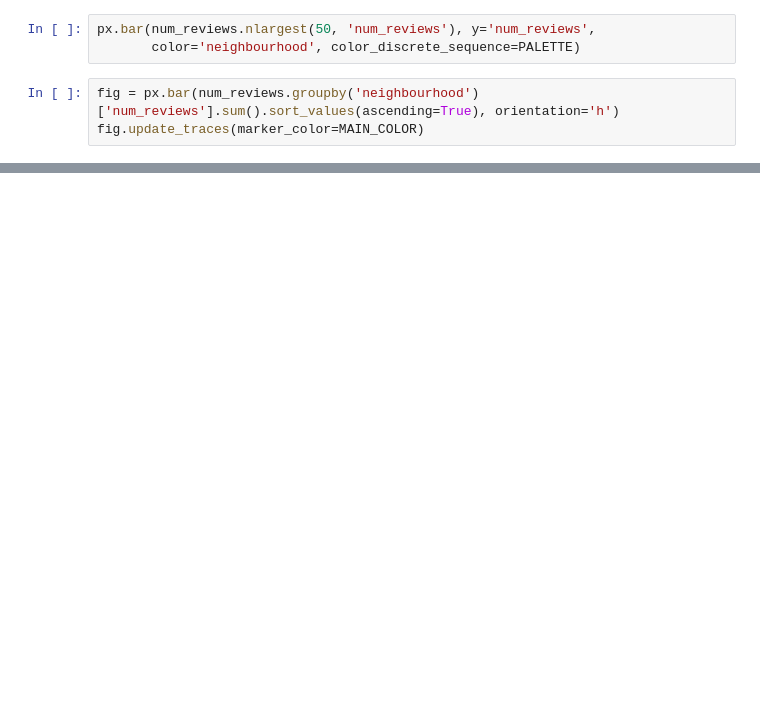
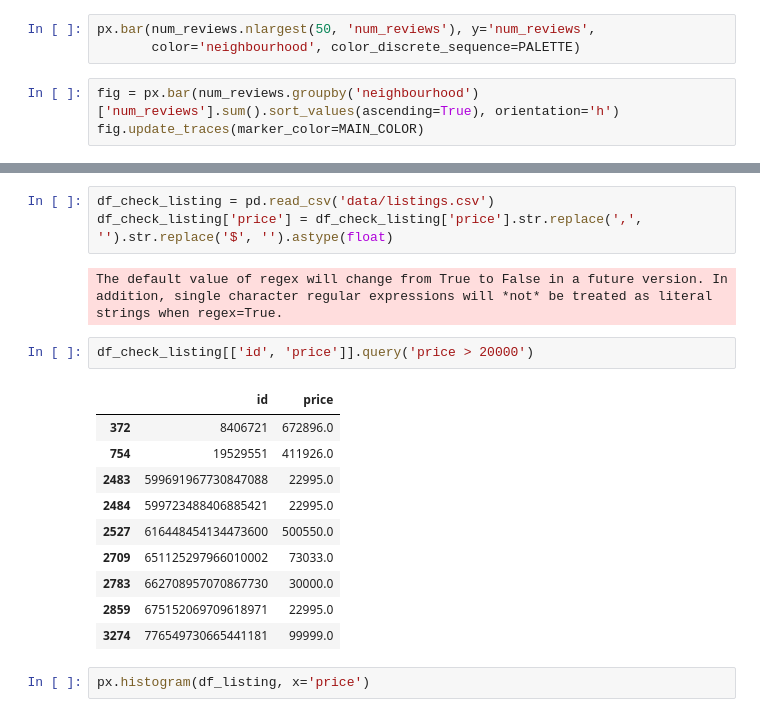
Before and after one commit to TanjaDS/Examensarbete_Airbnb, a Jupyter notebook: EDA.ipynb, the cells around one changed output, grey strips where cells are left out. Drawn from its saved outputs; the diff is of its cells as text; blank space fills up the shorter version.

```diff
--- a/EDA.ipynb
+++ b/EDA.ipynb
@@ -64,0 +200,20 @@ df_final[df_final['host_name'].str.contains("UNITY") == True].sort_values('date'
+# %%
+df_check_listing = pd.read_csv('data/listings.csv')
+df_check_listing['price'] = df_check_listing['price'].str.replace(',', '').str.replace('$', '').astype(float)
+# %% [output]
+The default value of regex will change from True to False in a future version. In addition, single character regular expressions will *not* be treated as literal strings when regex=True.
+# %%
+df_check_listing[['id', 'price']].query('price > 20000')
+# %% [output]
+|  | id | price |
+| 372 | 8406721 | 672896.0 |
+| 754 | 19529551 | 411926.0 |
+| 2483 | 599691967730847088 | 22995.0 |
+| 2484 | 599723488406885421 | 22995.0 |
+| 2527 | 616448454134473600 | 500550.0 |
+| 2709 | 651125297966010002 | 73033.0 |
+| 2783 | 662708957070867730 | 30000.0 |
+| 2859 | 675152069709618971 | 22995.0 |
+| 3274 | 776549730665441181 | 99999.0 |
+# %%
+px.histogram(df_listing, x='price')
```
Also changed, not shown: parts of 26 cells of this notebook, 2 other files.
